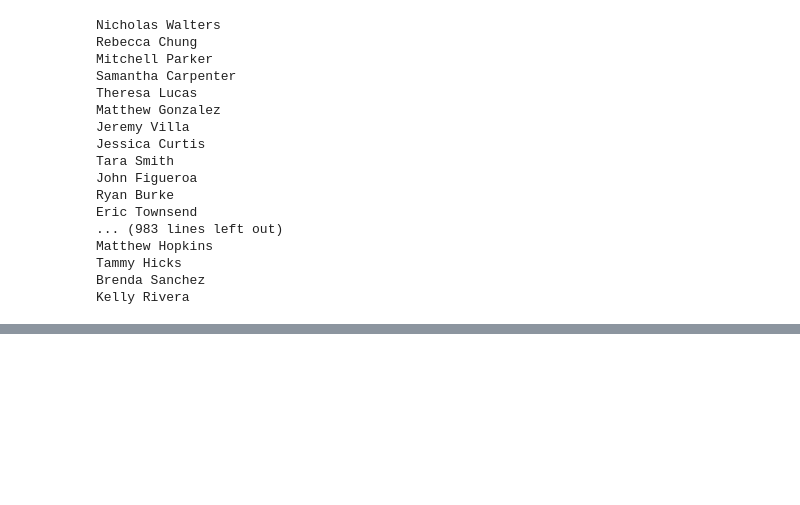
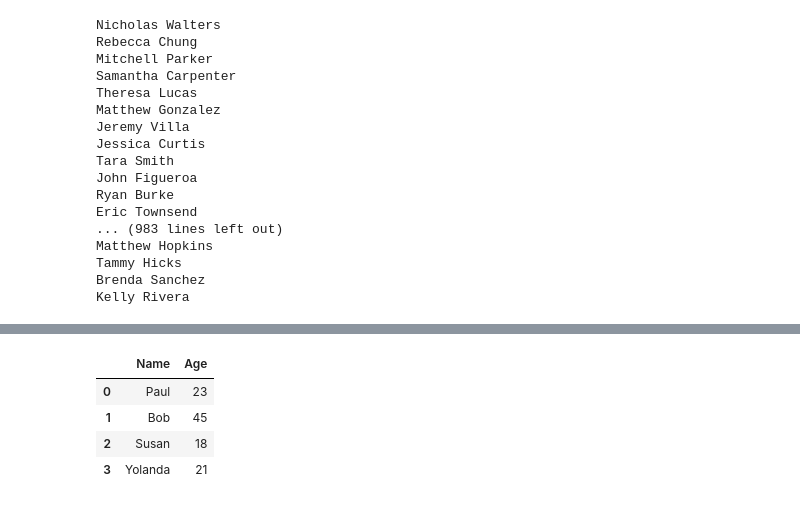
Before and after one commit to wmfinamore/data_engineering, a Jupyter notebook: writing_and_reading/writing_and_reading.ipynb, the cells around one changed output, grey strips where cells are left out. Saved outputs shown, nothing was run; the diff lists cells and outputs as text; code cells hidden in the pictures; blank space fills up the shorter version.

```diff
--- a/writing_and_reading/writing_and_reading.ipynb
+++ b/writing_and_reading/writing_and_reading.ipynb
@@ -68,0 +88,16 @@ Kelly Rivera
+# %%
+# For create a DataFrame
+# Create a dictionary
+data = {'Name':['Paul', 'Bob', 'Susan', 'Yolanda'],
+       'Age': [23,45,18,21]}
+# %%
+# Pass data to the DataFrame
+df = pd.DataFrame(data)
+# %%
+df
+# %% [output]
+|  | Name | Age |
+| 0 | Paul | 23 |
+| 1 | Bob | 45 |
+| 2 | Susan | 18 |
+| 3 | Yolanda | 21 |
```
Also changed, not shown: parts of 12 cells of this notebook, 2 other files.
